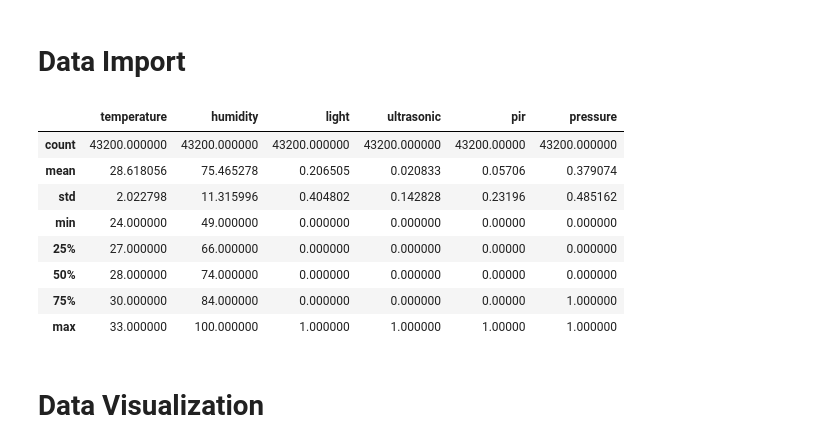
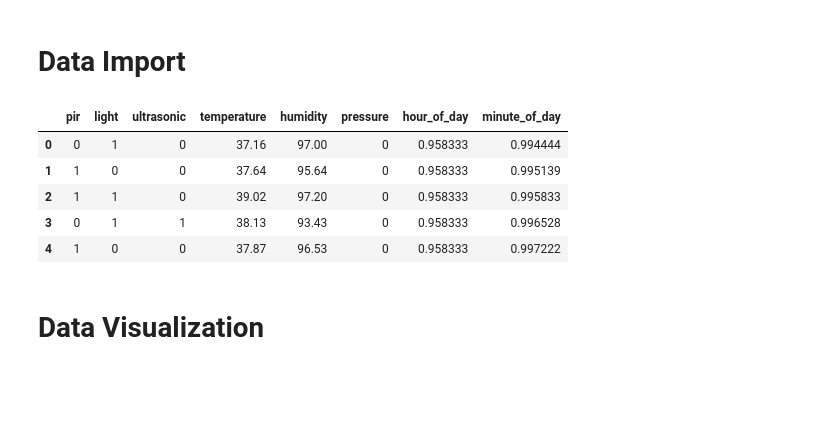
Before and after one commit to avock/CS3237_LifESPectancy32_Local, a Jupyter notebook: ML/notebooks/discrete_model.ipynb, the cells around one changed output. Cells and saved outputs as stored; diff of their text form; code cells hidden in the pictures; blank space fills up the shorter version.

```diff
--- a/ML/notebooks/discrete_model.ipynb
+++ b/ML/notebooks/discrete_model.ipynb
@@ -42,17 +45,15 @@ anomaly1 = pd.read_csv("anomaly_1.csv").rename(columns=column_mapping)
 anomaly2 = pd.read_csv("anomaly_2.csv").rename(columns=column_mapping)
 # midnight move
 anomaly3 = pd.read_csv("anomaly_3.csv").rename(columns=column_mapping)
+anomaly_midnight = pd.read_csv("anomaly_midnight.csv").rename(columns=column_mapping)
 # %%
-df_original.describe()
+new_time_preprocess(anomaly_midnight).head()
 # %% [output]
-|  | temperature | humidity | light | ultrasonic | pir | pressure |
-| count | 43200.000000 | 43200.000000 | 43200.000000 | 43200.000000 | 43200.00000 | 43200.000000 |
-| mean | 28.618056 | 75.465278 | 0.206505 | 0.020833 | 0.05706 | 0.379074 |
-| std | 2.022798 | 11.315996 | 0.404802 | 0.142828 | 0.23196 | 0.485162 |
-| min | 24.000000 | 49.000000 | 0.000000 | 0.000000 | 0.00000 | 0.000000 |
-| 25% | 27.000000 | 66.000000 | 0.000000 | 0.000000 | 0.00000 | 0.000000 |
-| 50% | 28.000000 | 74.000000 | 0.000000 | 0.000000 | 0.00000 | 0.000000 |
-| 75% | 30.000000 | 84.000000 | 0.000000 | 0.000000 | 0.00000 | 1.000000 |
-| max | 33.000000 | 100.000000 | 1.000000 | 1.000000 | 1.00000 | 1.000000 |
+|  | pir | light | ultrasonic | temperature | humidity | pressure | hour_of_day | minute_of_day |
+| 0 | 0 | 1 | 0 | 37.16 | 97.00 | 0 | 0.958333 | 0.994444 |
+| 1 | 1 | 0 | 0 | 37.64 | 95.64 | 0 | 0.958333 | 0.995139 |
+| 2 | 1 | 1 | 0 | 39.02 | 97.20 | 0 | 0.958333 | 0.995833 |
+| 3 | 0 | 1 | 1 | 38.13 | 93.43 | 0 | 0.958333 | 0.996528 |
+| 4 | 1 | 0 | 0 | 37.87 | 96.53 | 0 | 0.958333 | 0.997222 |
 # %% [markdown]
 # Data Visualization
```
Also changed, not shown: parts of 6 cells of this notebook, 13 other files.
